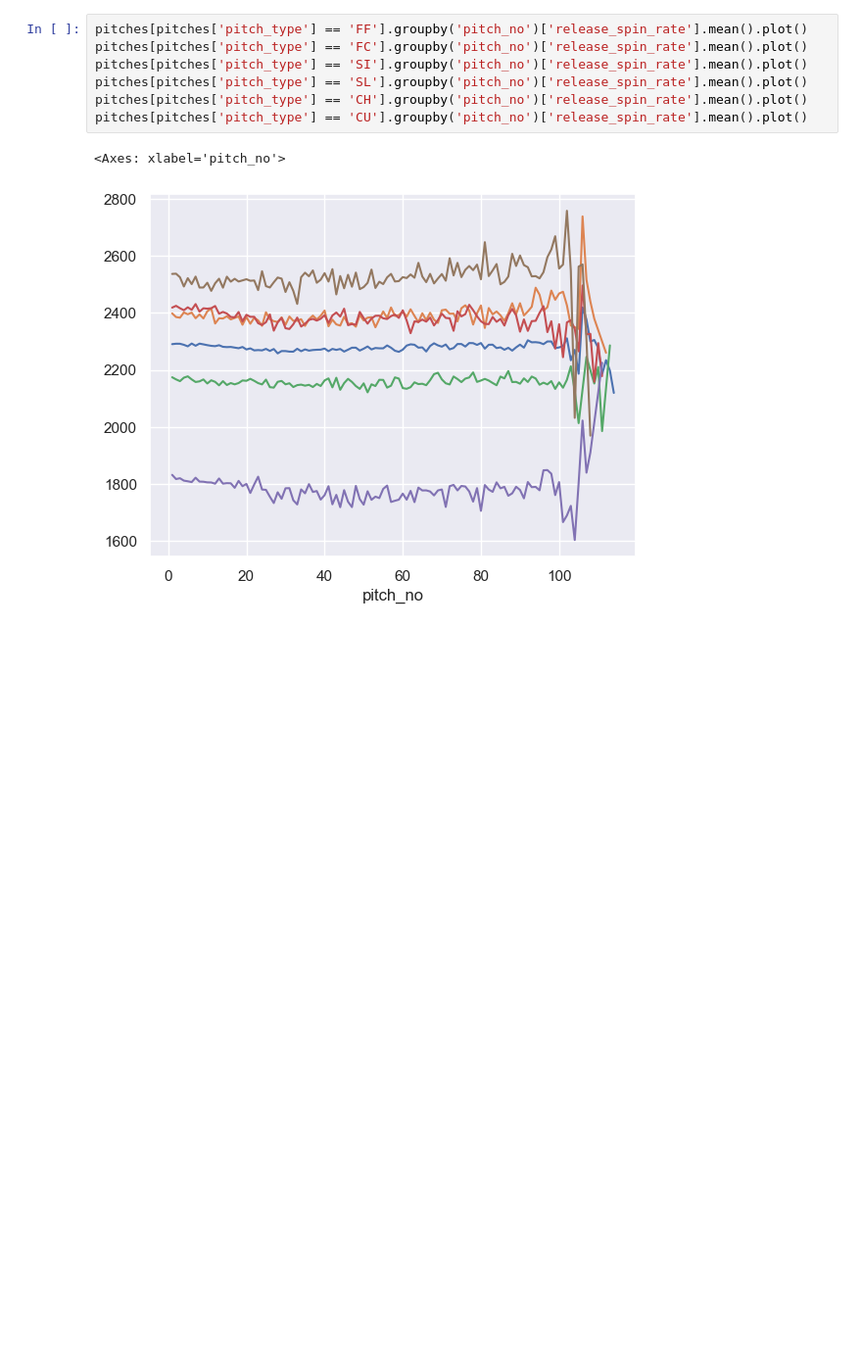
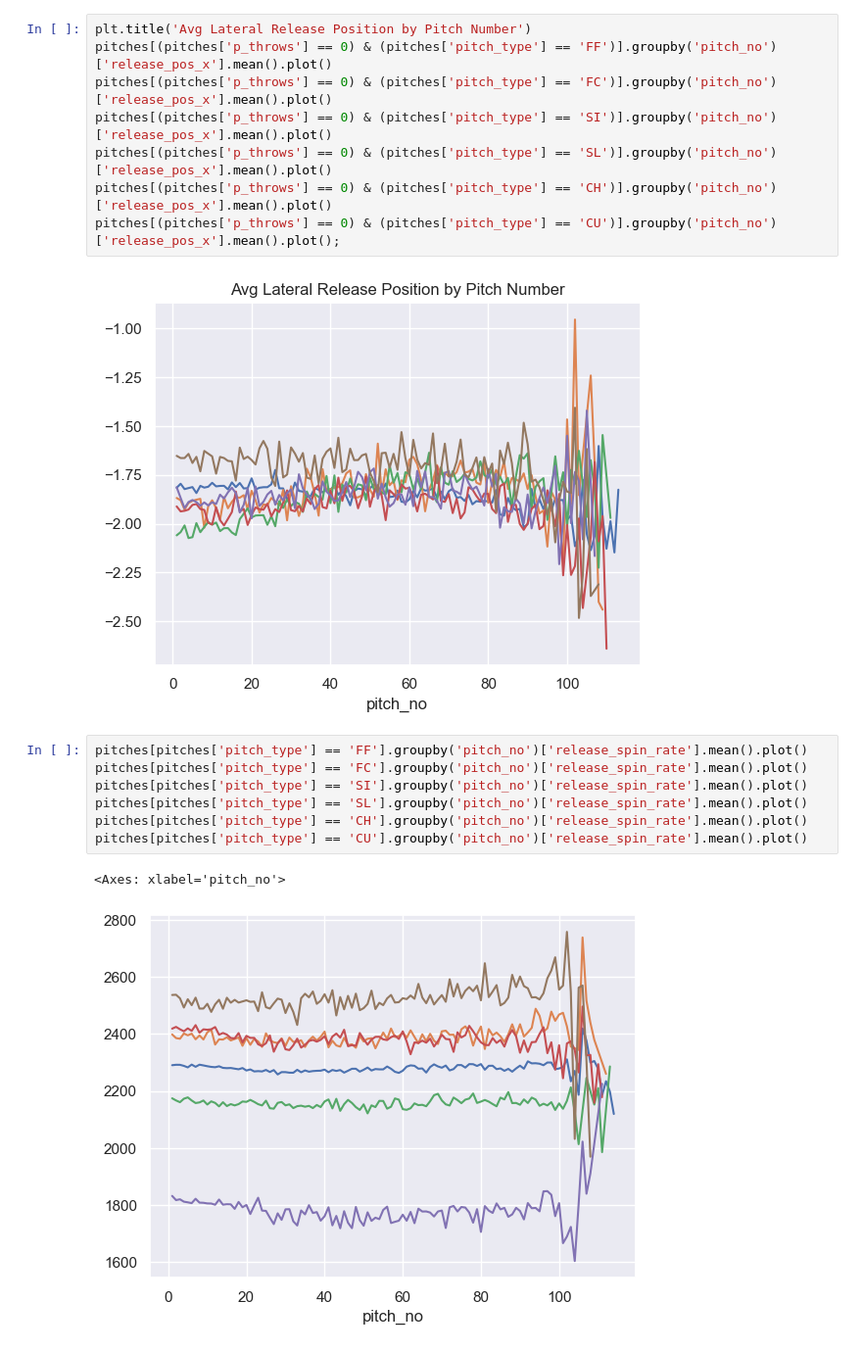
Before and after one commit to ritzba/pitching-fatigue, a Jupyter notebook: code/02_EDA.ipynb, the cells around one changed output. Shown at 98% size. Saved outputs shown, nothing was run; the diff lists cells and outputs as text; blank space fills up the shorter version.

```diff
--- a/code/02_EDA.ipynb
+++ b/code/02_EDA.ipynb
@@ -311,3 +163,13 @@ pitches[pitches['pitch_type'] == 'CU'].groupby('pitch_no')['release_speed'].mean
+# %%
+plt.title('Avg Lateral Release Position by Pitch Number')
+pitches[(pitches['p_throws'] == 0) & (pitches['pitch_type'] == 'FF')].groupby('pitch_no')['release_pos_x'].mean().plot()
+pitches[(pitches['p_throws'] == 0) & (pitches['pitch_type'] == 'FC')].groupby('pitch_no')['release_pos_x'].mean().plot()
+pitches[(pitches['p_throws'] == 0) & (pitches['pitch_type'] == 'SI')].groupby('pitch_no')['release_pos_x'].mean().plot()
+pitches[(pitches['p_throws'] == 0) & (pitches['pitch_type'] == 'SL')].groupby('pitch_no')['release_pos_x'].mean().plot()
+pitches[(pitches['p_throws'] == 0) & (pitches['pitch_type'] == 'CH')].groupby('pitch_no')['release_pos_x'].mean().plot()
+pitches[(pitches['p_throws'] == 0) & (pitches['pitch_type'] == 'CU')].groupby('pitch_no')['release_pos_x'].mean().plot();
+# %% [output]
+[figure, added]
 # %%
 pitches[pitches['pitch_type'] == 'FF'].groupby('pitch_no')['release_spin_rate'].mean().plot()
 pitches[pitches['pitch_type'] == 'FC'].groupby('pitch_no')['release_spin_rate'].mean().plot()
```
Also changed, not shown: parts of 73 cells of this notebook.
